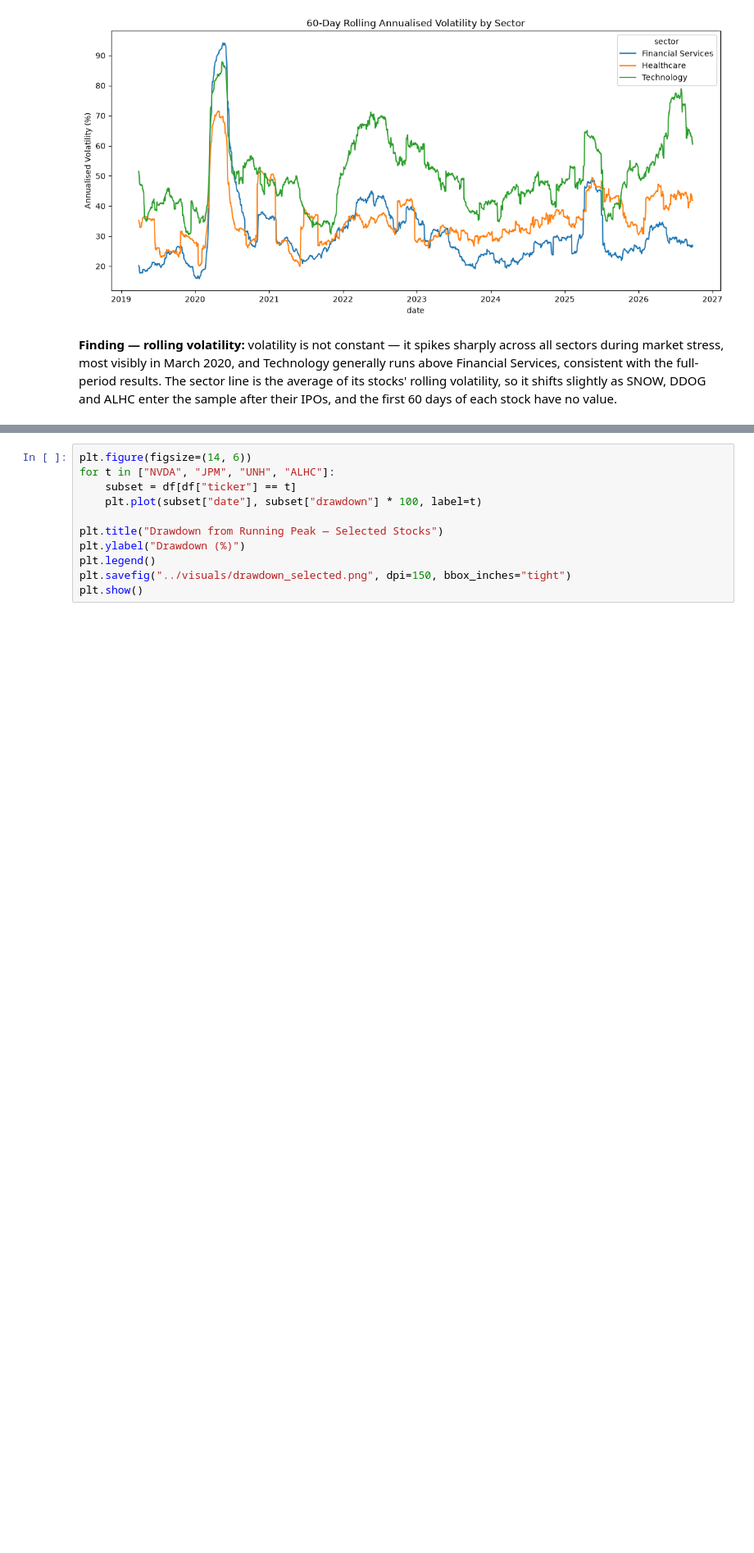
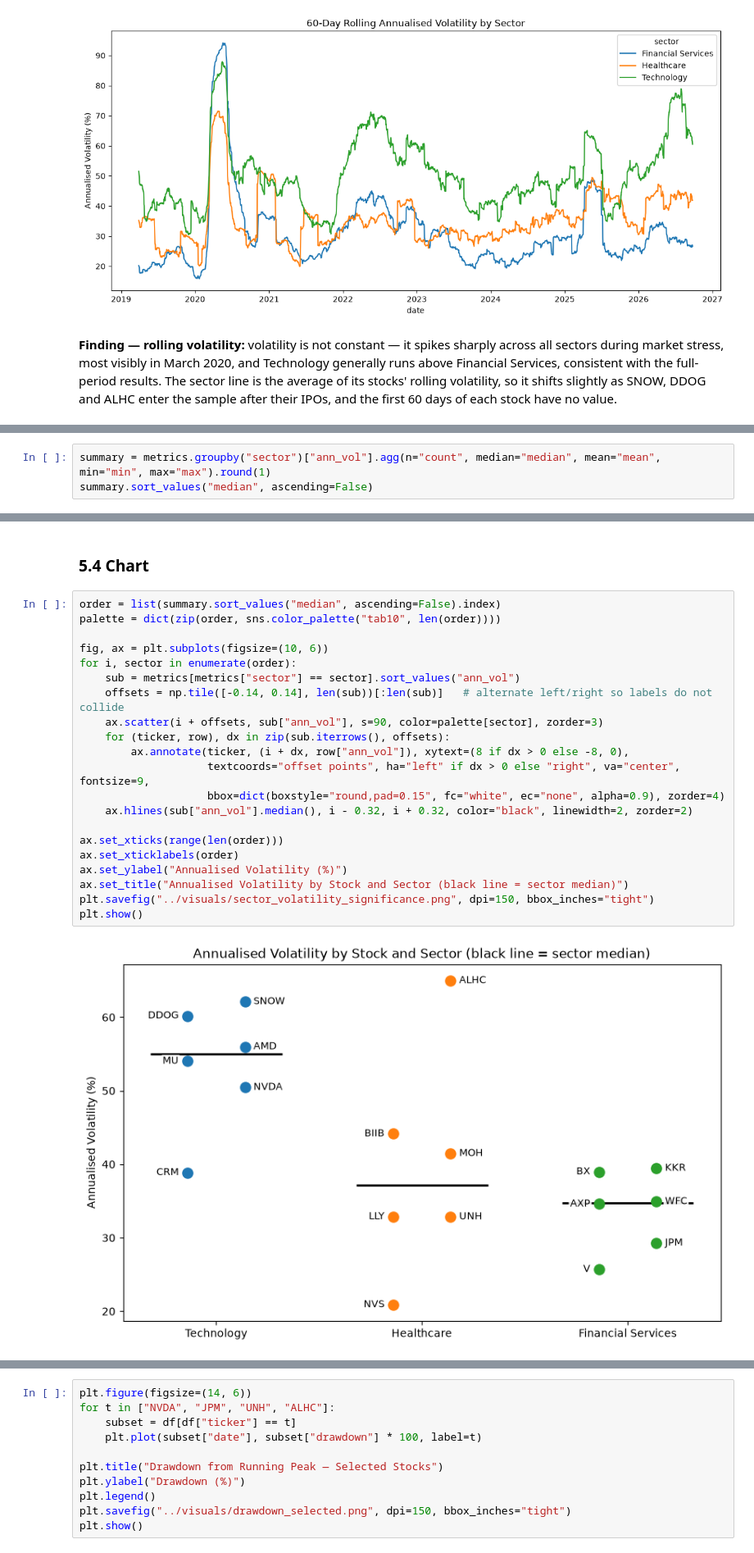
Before and after one commit to cdrshivam/market-analytics-case-study, a Jupyter notebook: notebooks/04_risk_metrics.ipynb, the cells around one changed output, grey strips where cells are left out. Shown at 82% size. Saved outputs shown, nothing was run; the diff lists cells and outputs as text; blank space fills up the shorter version.

```diff
--- a/notebooks/04_risk_metrics.ipynb
+++ b/notebooks/04_risk_metrics.ipynb
@@ -230,0 +247,3 @@ plt.show()
+# %%
+summary = metrics.groupby("sector")["ann_vol"].agg(n="count", median="median", mean="mean", min="min", max="max").round(1)
+summary.sort_values("median", ascending=False)
@@ -230,0 +298,25 @@ plt.show()
+# %% [markdown]
+### 5.4 Chart
+# %%
+order = list(summary.sort_values("median", ascending=False).index)
+palette = dict(zip(order, sns.color_palette("tab10", len(order))))
+
+fig, ax = plt.subplots(figsize=(10, 6))
+for i, sector in enumerate(order):
+    sub = metrics[metrics["sector"] == sector].sort_values("ann_vol")
+    offsets = np.tile([-0.14, 0.14], len(sub))[:len(sub)]   # alternate left/right so labels do not collide
+    ax.scatter(i + offsets, sub["ann_vol"], s=90, color=palette[sector], zorder=3)
+    for (ticker, row), dx in zip(sub.iterrows(), offsets):
+        ax.annotate(ticker, (i + dx, row["ann_vol"]), xytext=(8 if dx > 0 else -8, 0),
+                    textcoords="offset points", ha="left" if dx > 0 else "right", va="center", fontsize=9,
+                    bbox=dict(boxstyle="round,pad=0.15", fc="white", ec="none", alpha=0.9), zorder=4)
+    ax.hlines(sub["ann_vol"].median(), i - 0.32, i + 0.32, color="black", linewidth=2, zorder=2)
+
+ax.set_xticks(range(len(order)))
+ax.set_xticklabels(order)
+ax.set_ylabel("Annualised Volatility (%)")
+ax.set_title("Annualised Volatility by Stock and Sector (black line = sector median)")
+plt.savefig("../visuals/sector_volatility_significance.png", dpi=150, bbox_inches="tight")
+plt.show()
+# %% [output]
+[figure, added]
```
Also changed, not shown: parts of 14 cells of this notebook, 3 other files.
